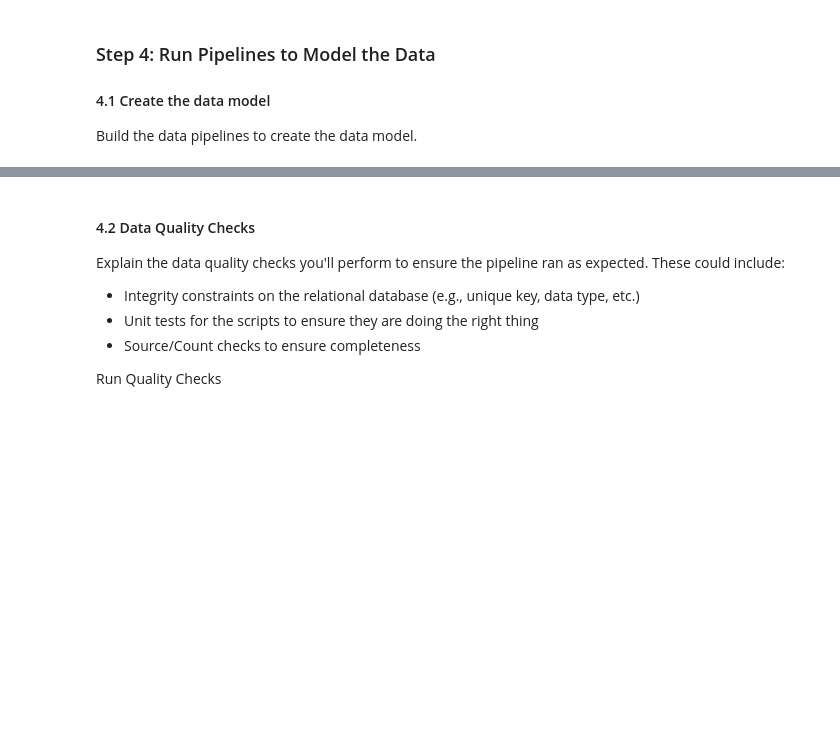
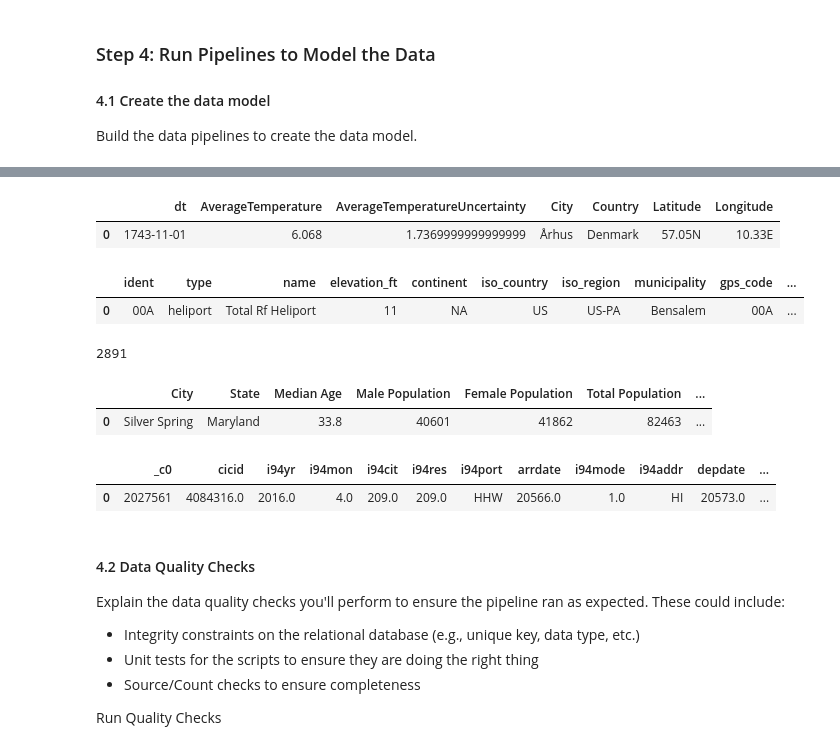
Before and after one commit to goldin2008/nd-data-engineering, a Jupyter notebook: capstone/Capstone Project Template.ipynb, the cells around one changed output, grey strips where cells are left out. Drawn from its saved outputs; the diff is of its cells as text; code cells hidden in the pictures; blank space fills up the shorter version.

```diff
--- a/capstone/Capstone Project Template.ipynb
+++ b/capstone/Capstone Project Template.ipynb
@@ -84,0 +240,7 @@ List the steps necessary to pipeline the data into the chosen data model
+# %%
+# Clean data here
+immigration_df = immigration_df.na.fill({'i94mode': 0.0, 'i94addr': 'NA','depdate': 0.0, 'i94bir': 'NA', \
+                        'i94visa': 0.0, 'count': 0.0, 'dtadfile': 'NA', 'visapost': 'NA', \
+                        'occup': 'NA', 'entdepa': 'NA', 'entdepd': 'NA', 'entdepu': 'NA', \
+                        'matflag': 'NA', 'biryear': 0.0, 'dtaddto': 'NA', 'gender': 'NA', \
+                        'insnum': 'NA', 'airline': 'NA', 'admnum': 0.0, 'fltno': 'NA', 'visatype': 'NA'})
@@ -91,3 +303,27 @@ Build the data pipelines to create the data model.
+# %%
+temperature_df.limit(1).toPandas()
+# %% [output]
+|  | dt | AverageTemperature | AverageTemperatureUncertainty | City | Country | Latitude | Longitude |
+| 0 | 1743-11-01 | 6.068 | 1.7369999999999999 | Århus | Denmark | 57.05N | 10.33E |
+# %%
+airportcodes_df.limit(1).toPandas()
+# %% [output]
+|  | ident | type | name | elevation_ft | continent | iso_country | iso_region | municipality | gps_code | ... |
+| 0 | 00A | heliport | Total Rf Heliport | 11 | NA | US | US-PA | Bensalem | 00A | ... |
+# %%
+demographic_df.count()
+# %% [output]
+2891
+# %%
+demographic_df.limit(1).toPandas()
+# %% [output]
+|  | City | State | Median Age | Male Population | Female Population | Total Population | ... |
+| 0 | Silver Spring | Maryland | 33.8 | 40601 | 41862 | 82463 | ... |
+# %%
+immigration_df.limit(1).toPandas()
+# %% [output]
+|  | _c0 | cicid | i94yr | i94mon | i94cit | i94res | i94port | arrdate | i94mode | i94addr | depdate | ... |
+| 0 | 2027561 | 4084316.0 | 2016.0 | 4.0 | 209.0 | 209.0 | HHW | 20566.0 | 1.0 | HI | 20573.0 | ... |
 # %% [markdown]
 #### 4.2 Data Quality Checks
 Explain the data quality checks you'll perform to ensure the pipeline ran as expected. These could include:
```
Also changed, not shown: parts of 48 cells of this notebook, 11 other files.
